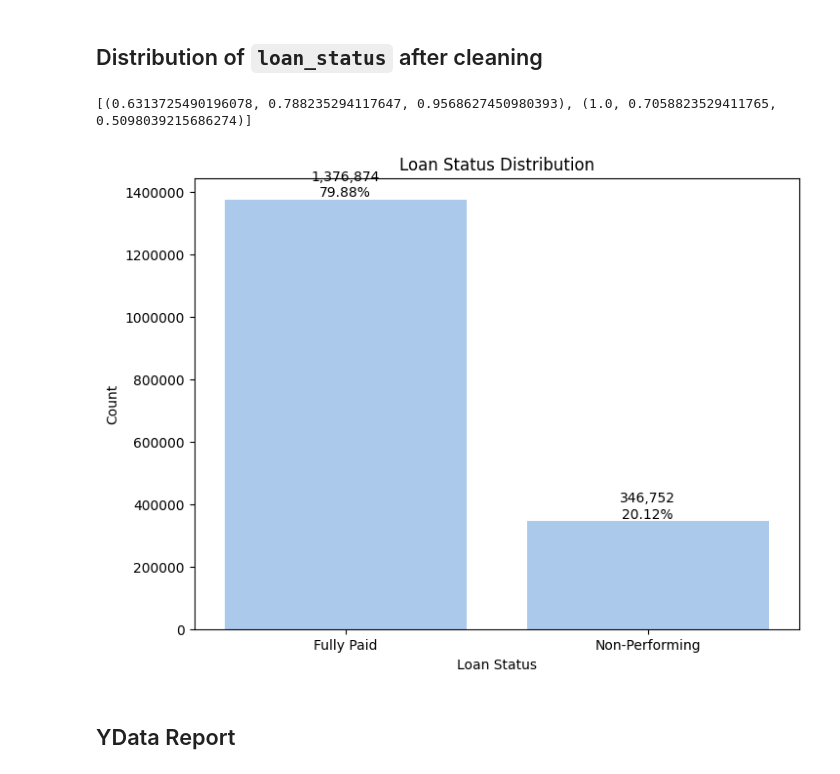
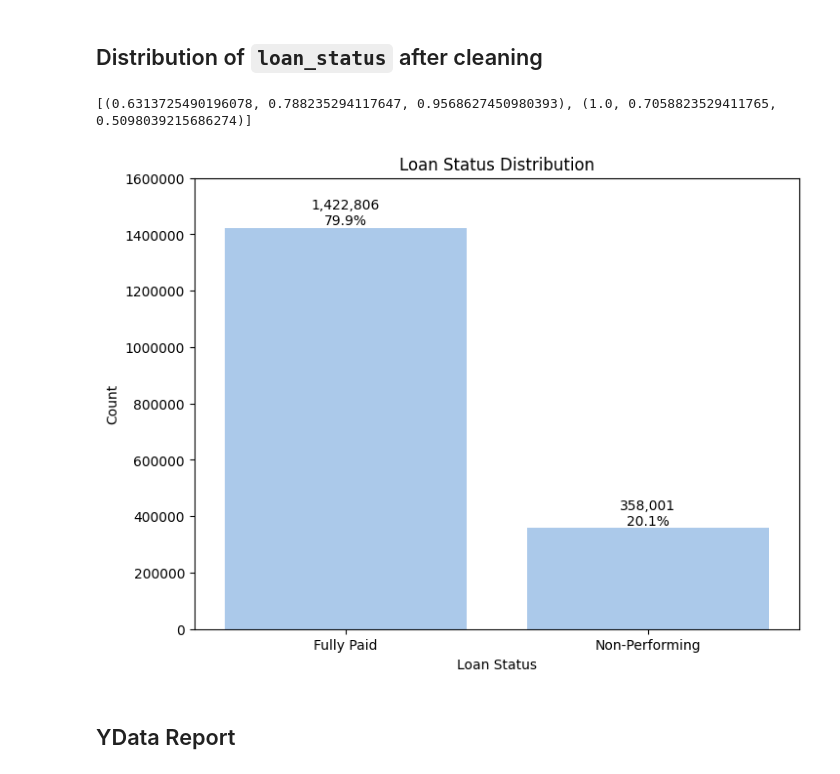
Before and after one commit to dmtrinh/loan-default-prediction, a Jupyter notebook: LendingClub_Data_Preprocessing.ipynb, the cells around one changed output. Saved outputs shown, nothing was run; the diff lists cells and outputs as text; code cells hidden in the pictures.

```diff
--- a/LendingClub_Data_Preprocessing.ipynb
+++ b/LendingClub_Data_Preprocessing.ipynb
@@ -357,3 +362,4 @@ Categories (2, object): [' 36 months', ' 60 months']
 # %%
 # Remove string characters in 'term' column and convert to int
-#df_pruned['term'] = df_pruned['term'].str.replace(' months', '').astype(int)
+df_pruned['term'] = df_pruned['term'].str.replace(' months', '')
+df_pruned['term'] = df_pruned['term'].str.replace(' ', '').astype(int)
@@ -362,5 +365,0 @@ Categories (2, object): [' 36 months', ' 60 months']
-# %%
-df['emp_title'] = df['emp_title'].str.replace(' ', '_')
-
-# Combine titles that are the same but have different capitalization
-df['emp_title'] = df['emp_title'].str.upper()
@@ -395,7 +416,7 @@ dtype: int64
 # %% [markdown]
 There are a few features with a small amount of missing values.  Given the size of our dataset, we can afford to drop all rows where there are missing values for these features.
 # %%
-MISSING_ROW_PCT_SMALL_THRESHOLD = 3 # in percentage
+MISSING_ROW_PCT_SMALL_THRESHOLD = 2 # in percentage
 
 # Create list of columns where missing values is less than MISSING_ROW_PCT_THRESHOLD of the total number of records
 features_with_small_missing_values = df_pruned.columns[df_pruned.isnull().sum() < MISSING_ROW_PCT_SMALL_THRESHOLD/100*rows_before_pruning]
@@ -421,5 +442,5 @@ Remaining # of records after pruning: 1723626
 # %%
-MISSING_ROW_PCT_LARGE_THRESHOLD = 20  # in percentage
+MISSING_ROW_PCT_LARGE_THRESHOLD = 40  # in percentage
 # %%
 features_with_large_missing_values = df_pruned.columns[df_pruned.isnull().sum() > MISSING_ROW_PCT_LARGE_THRESHOLD/100*rows_before_pruning]
 features_with_large_missing_values
@@ -484,34 +505,34 @@ memory usage: 266.3+ MB
 # %%
 # Plot the distribution of loan_status
 plt.figure(figsize=(8, 6))
 colors = sns.color_palette('pastel')[0:len(df['loan_status'].unique())]
 print(colors)
 plt.gca().set_prop_cycle('color', colors)
 
 sns.countplot(x='loan_status', data=df_pruned)
 # Add title and labels
 plt.title('Loan Status Distribution')
 plt.xlabel('Loan Status')
 plt.ylabel('Count')
 
 # Show y-axis in millions
 plt.ticklabel_format(style='plain', axis='y')
 
 # Set y-axis top to 1.5M
-plt.ylim(0, 1500000)
+plt.ylim(0, 1600000)
 
 # Add percentage and count on top of each bar
 for i in df_pruned['loan_status'].unique():
     if i is not np.nan:
         count = df_pruned['loan_status'].value_counts()[i]
         pct_string = f'{count:,}\n{np.round(count/len(df_pruned)*100, 2)}%'
         plt.text(i, count, pct_string, ha='center', va='bottom')
 
 plt.savefig('./output/new_loan_status_distribution.png', dpi=300, bbox_inches='tight')
 plt.show()
 # %% [output]
 [(0.6313725490196078, 0.788235294117647, 0.9568627450980393), (1.0, 0.7058823529411765, 0.5098039215686274)]
-[figure, old version]
+[figure, new version]
 # %%
 # Save the cleaned data to a new csv file
 df_pruned.to_csv('./output/cleaned_loan_data.csv', index=False)
```
Also changed, not shown: parts of 32 cells of this notebook, 5 other files.
